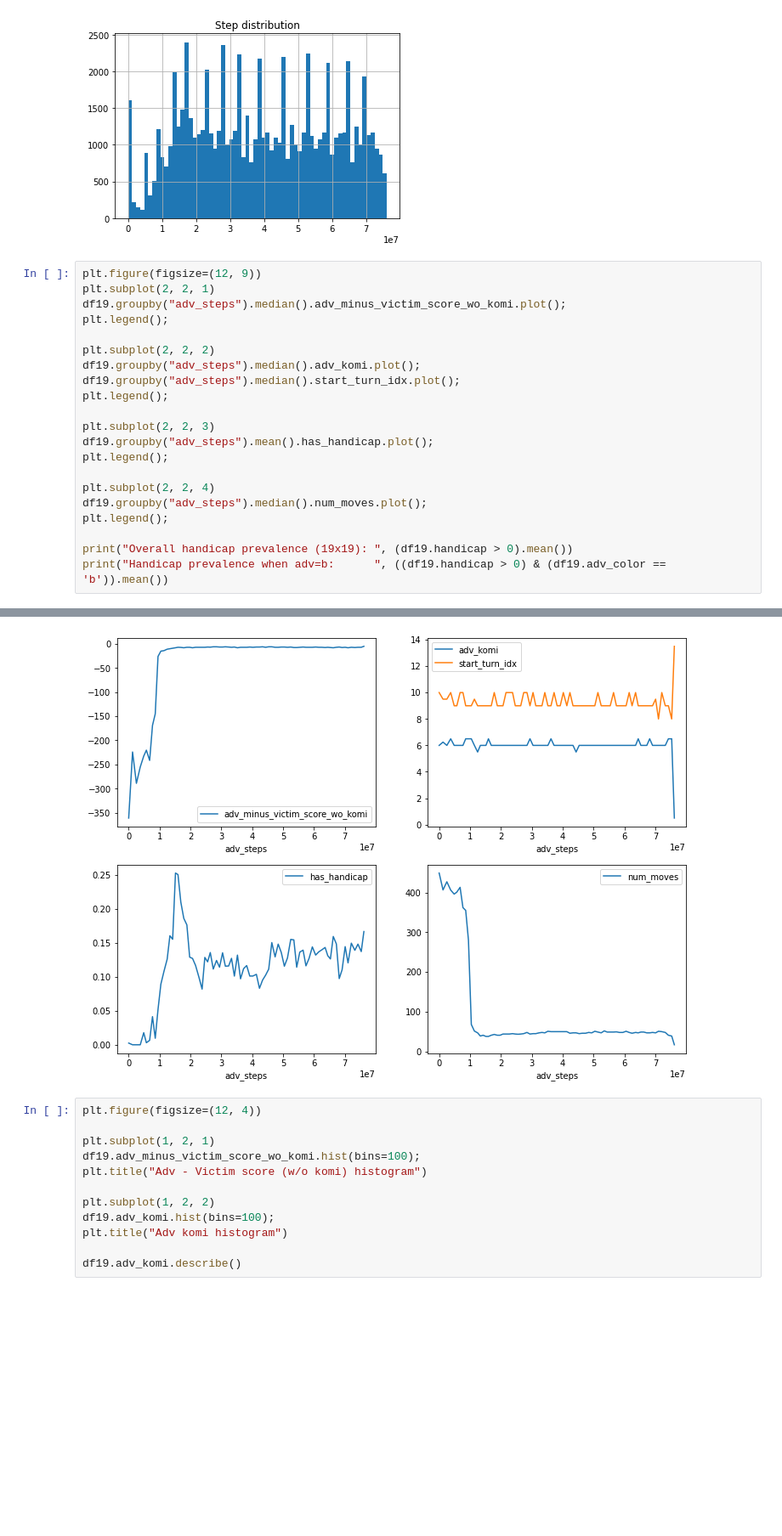
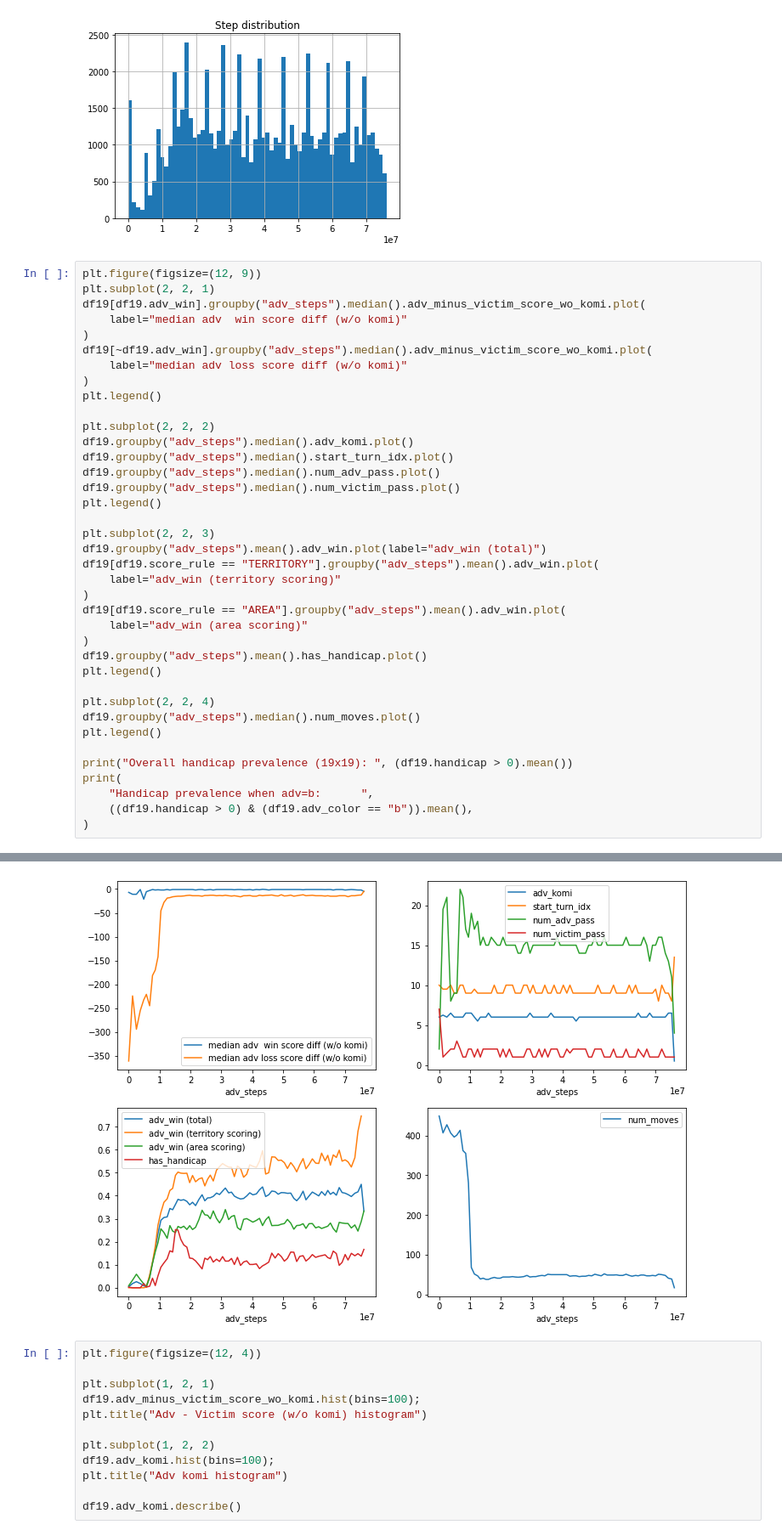
Before and after one commit to AlignmentResearch/go_attack, a Jupyter notebook: notebooks/sgf-explorer.ipynb, the cells around one changed output, grey strips where cells are left out. Shown: that part at 85% size. Saved outputs shown, nothing was run; the diff lists cells and outputs as text; blank space fills up the shorter version.

```diff
--- a/notebooks/sgf-explorer.ipynb
+++ b/notebooks/sgf-explorer.ipynb
@@ -209,28 +247,45 @@ Text(0.5, 1.0, 'Step distribution')
 # %%
 plt.figure(figsize=(12, 9))
 plt.subplot(2, 2, 1)
-df19.groupby("adv_steps").median().adv_minus_victim_score_wo_komi.plot();
-plt.legend();
+df19[df19.adv_win].groupby("adv_steps").median().adv_minus_victim_score_wo_komi.plot(
+    label="median adv  win score diff (w/o komi)"
+)
+df19[~df19.adv_win].groupby("adv_steps").median().adv_minus_victim_score_wo_komi.plot(
+    label="median adv loss score diff (w/o komi)"
+)
+plt.legend()
 
 plt.subplot(2, 2, 2)
-df19.groupby("adv_steps").median().adv_komi.plot();
-df19.groupby("adv_steps").median().start_turn_idx.plot();
-plt.legend();
+df19.groupby("adv_steps").median().adv_komi.plot()
+df19.groupby("adv_steps").median().start_turn_idx.plot()
+df19.groupby("adv_steps").median().num_adv_pass.plot()
+df19.groupby("adv_steps").median().num_victim_pass.plot()
+plt.legend()
 
 plt.subplot(2, 2, 3)
-df19.groupby("adv_steps").mean().has_handicap.plot();
-plt.legend();
+df19.groupby("adv_steps").mean().adv_win.plot(label="adv_win (total)")
+df19[df19.score_rule == "TERRITORY"].groupby("adv_steps").mean().adv_win.plot(
+    label="adv_win (territory scoring)"
+)
+df19[df19.score_rule == "AREA"].groupby("adv_steps").mean().adv_win.plot(
+    label="adv_win (area scoring)"
+)
+df19.groupby("adv_steps").mean().has_handicap.plot()
+plt.legend()
 
 plt.subplot(2, 2, 4)
-df19.groupby("adv_steps").median().num_moves.plot();
-plt.legend();
+df19.groupby("adv_steps").median().num_moves.plot()
+plt.legend()
 
 print("Overall handicap prevalence (19x19): ", (df19.handicap > 0).mean())
-print("Handicap prevalence when adv=b:      ", ((df19.handicap > 0) & (df19.adv_color == 'b')).mean())
+print(
+    "Handicap prevalence when adv=b:      ",
+    ((df19.handicap > 0) & (df19.adv_color == "b")).mean(),
+)
 # %% [output]
 Overall handicap prevalence (19x19):  0.12567833267793943
 Handicap prevalence when adv=b:       0.0006291781360597719
-[figure, old version]
+[figure, new version]
 # %%
 plt.figure(figsize=(12, 4))
 
```
Also changed, not shown: parts of 4 cells of this notebook.
